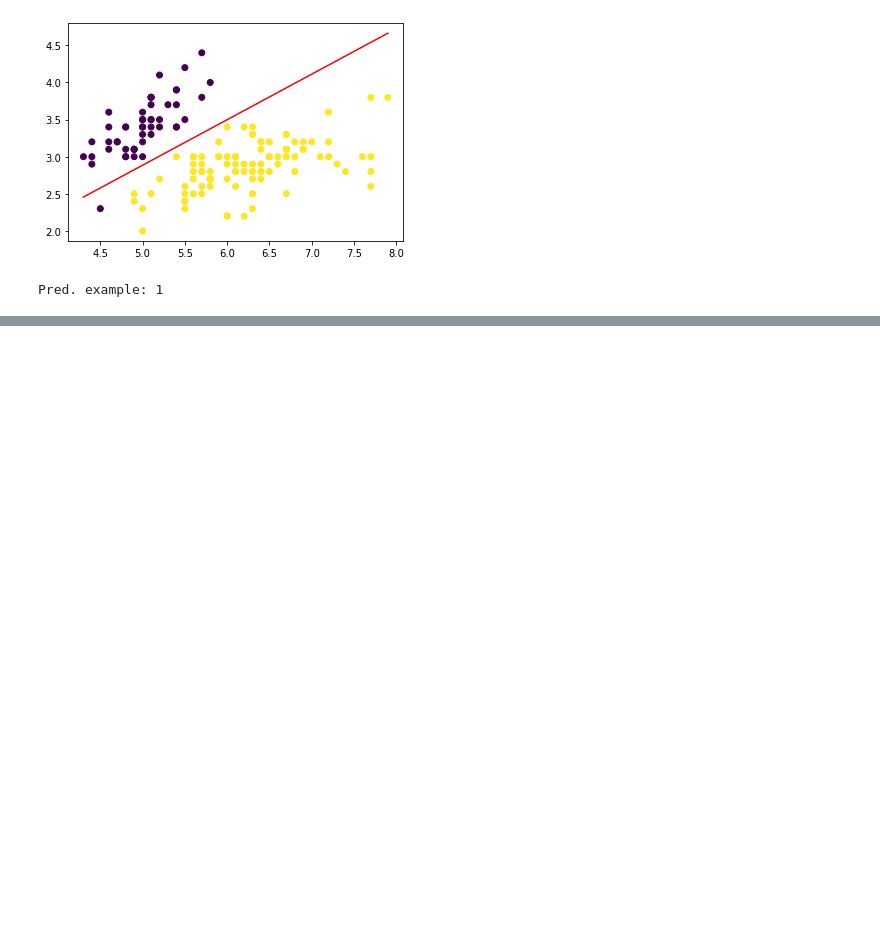
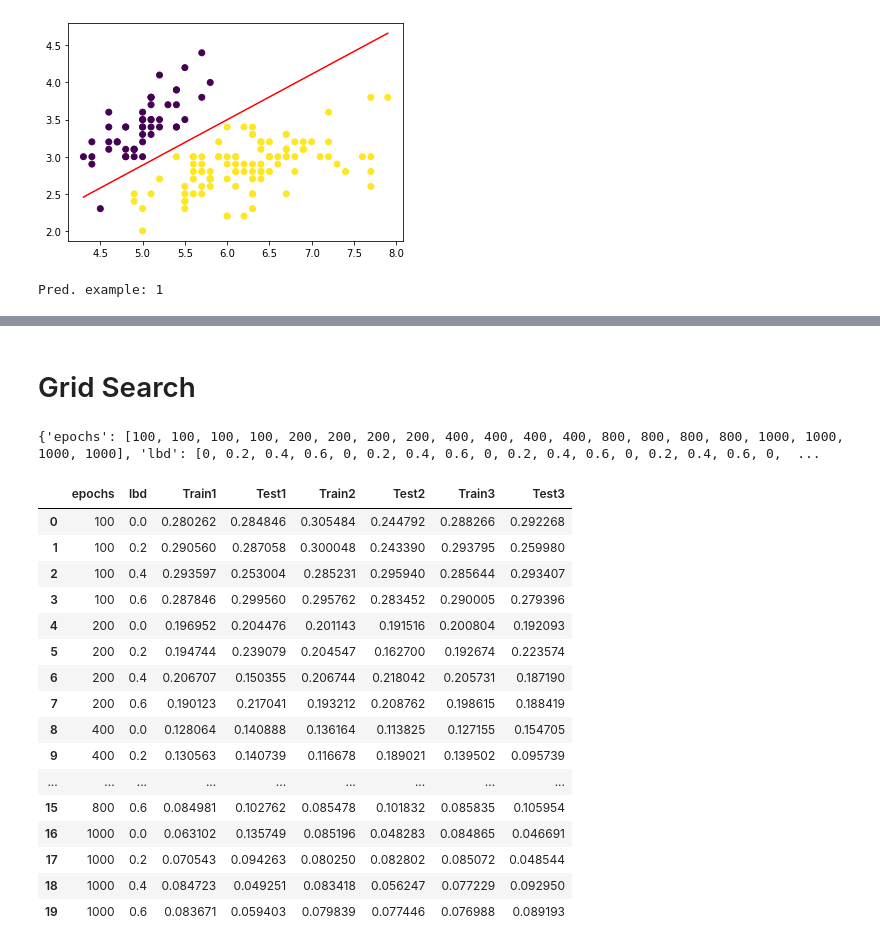
Before and after one commit to mpereira19/Si, a Jupyter notebook: scripts/eval2.ipynb, the cells around one changed output, grey strips where cells are left out. Cells and saved outputs as stored; diff of their text form; code cells hidden in the pictures; blank space fills up the shorter version.

Commit message:
Cross Validation Score class, Grid Seach class and add_intersect function

```diff
--- a/scripts/eval2.ipynb
+++ b/scripts/eval2.ipynb
@@ -163,0 +179,5 @@ Pred. example: 1
+# %%
+logreg = LogisticRegressionReg(epochs=500, lbd=0.5)
+cv = CrossValidationScore(logreg, dataset, cv=4)
+cv.run()
+cv.toDataframe()
@@ -163,0 +190,26 @@ Pred. example: 1
+# %% [markdown]
+# Grid Search
+# %%
+parameters = {'epochs': [100,200,400,800,1000], 'lbd': [0,0.2,0.4,0.6]}
+gs = GridSearchCV(logreg, dataset, parameters, cv=3, split=0.8)
+gs.run()
+gs.toDataframe()
+# %% [output]
+{'epochs': [100, 100, 100, 100, 200, 200, 200, 200, 400, 400, 400, 400, 800, 800, 800, 800, 1000, 1000, 1000, 1000], 'lbd': [0, 0.2, 0.4, 0.6, 0, 0.2, 0.4, 0.6, 0, 0.2, 0.4, 0.6, 0, 0.2, 0.4, 0.6, 0,  ...
+|  | epochs | lbd | Train1 | Test1 | Train2 | Test2 | Train3 | Test3 |
+| 0 | 100 | 0.0 | 0.280262 | 0.284846 | 0.305484 | 0.244792 | 0.288266 | 0.292268 |
+| 1 | 100 | 0.2 | 0.290560 | 0.287058 | 0.300048 | 0.243390 | 0.293795 | 0.259980 |
+| 2 | 100 | 0.4 | 0.293597 | 0.253004 | 0.285231 | 0.295940 | 0.285644 | 0.293407 |
+| 3 | 100 | 0.6 | 0.287846 | 0.299560 | 0.295762 | 0.283452 | 0.290005 | 0.279396 |
+| 4 | 200 | 0.0 | 0.196952 | 0.204476 | 0.201143 | 0.191516 | 0.200804 | 0.192093 |
+| 5 | 200 | 0.2 | 0.194744 | 0.239079 | 0.204547 | 0.162700 | 0.192674 | 0.223574 |
+| 6 | 200 | 0.4 | 0.206707 | 0.150355 | 0.206744 | 0.218042 | 0.205731 | 0.187190 |
+| 7 | 200 | 0.6 | 0.190123 | 0.217041 | 0.193212 | 0.208762 | 0.198615 | 0.188419 |
+| 8 | 400 | 0.0 | 0.128064 | 0.140888 | 0.136164 | 0.113825 | 0.127155 | 0.154705 |
+| 9 | 400 | 0.2 | 0.130563 | 0.140739 | 0.116678 | 0.189021 | 0.139502 | 0.095739 |
+| ... | ... | ... | ... | ... | ... | ... | ... | ... |
+| 15 | 800 | 0.6 | 0.084981 | 0.102762 | 0.085478 | 0.101832 | 0.085835 | 0.105954 |
+| 16 | 1000 | 0.0 | 0.063102 | 0.135749 | 0.085196 | 0.048283 | 0.084865 | 0.046691 |
+| 17 | 1000 | 0.2 | 0.070543 | 0.094263 | 0.080250 | 0.082802 | 0.085072 | 0.048544 |
+| 18 | 1000 | 0.4 | 0.084723 | 0.049251 | 0.083418 | 0.056247 | 0.077229 | 0.092950 |
+| 19 | 1000 | 0.6 | 0.083671 | 0.059403 | 0.079839 | 0.077446 | 0.076988 | 0.089193 |
```
Also changed, not shown: parts of 3 cells of this notebook, 4 other files.
